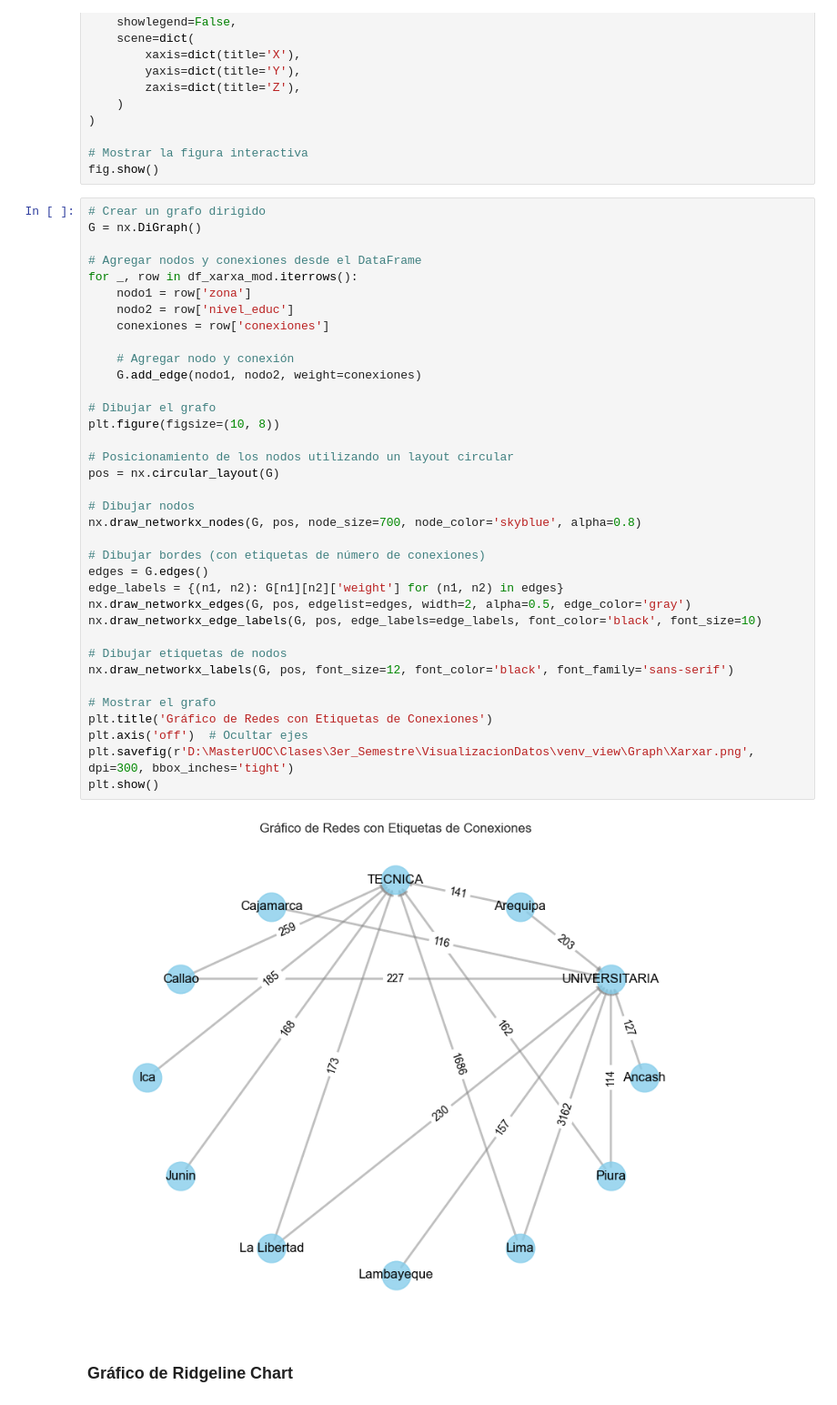
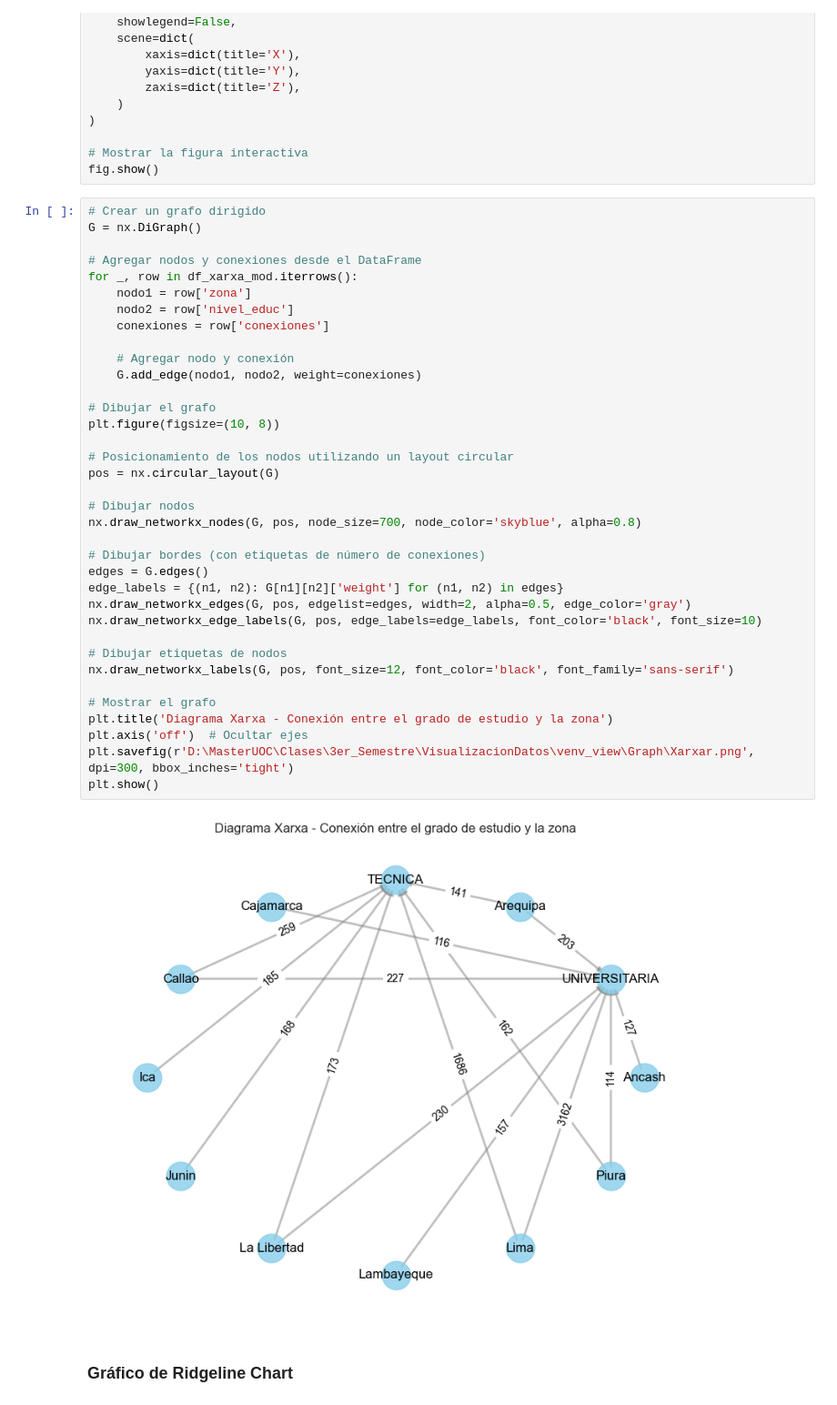
Before and after one commit to JoseC468/data_visualization, a Jupyter notebook: pec_visualizacion2.ipynb, the cells around one changed output. Shown: that part at 91% size. Drawn from its saved outputs; the diff is of its cells as text.

```diff
--- a/pec_visualizacion2.ipynb
+++ b/pec_visualizacion2.ipynb
@@ -151,35 +151,35 @@ for _, row in df_xarxa_mod.iterrows():
     nodo1 = row['zona']
     nodo2 = row['nivel_educ']
     conexiones = row['conexiones']
 
     # Agregar nodo y conexión
     G.add_edge(nodo1, nodo2, weight=conexiones)
 
 # Dibujar el grafo
 plt.figure(figsize=(10, 8))
 
 # Posicionamiento de los nodos utilizando un layout circular
 pos = nx.circular_layout(G)
 
 # Dibujar nodos
 nx.draw_networkx_nodes(G, pos, node_size=700, node_color='skyblue', alpha=0.8)
 
 # Dibujar bordes (con etiquetas de número de conexiones)
 edges = G.edges()
 edge_labels = {(n1, n2): G[n1][n2]['weight'] for (n1, n2) in edges}
 nx.draw_networkx_edges(G, pos, edgelist=edges, width=2, alpha=0.5, edge_color='gray')
 nx.draw_networkx_edge_labels(G, pos, edge_labels=edge_labels, font_color='black', font_size=10)
 
 # Dibujar etiquetas de nodos
 nx.draw_networkx_labels(G, pos, font_size=12, font_color='black', font_family='sans-serif')
 
 # Mostrar el grafo
-plt.title('Gráfico de Redes con Etiquetas de Conexiones')
+plt.title('Diagrama Xarxa - Conexión entre el grado de estudio y la zona')
 plt.axis('off')  # Ocultar ejes
 plt.savefig(r'D:\MasterUOC\Clases\3er_Semestre\VisualizacionDatos\venv_view\Graph\Xarxar.png', dpi=300, bbox_inches='tight')
 plt.show()
 # %% [output]
-[figure, old version]
+[figure, new version]
 # %% [markdown]
 ### Gráfico de Ridgeline Chart
 # %%
```
Also changed, not shown: parts of 1 cell of this notebook, 3 other files.
